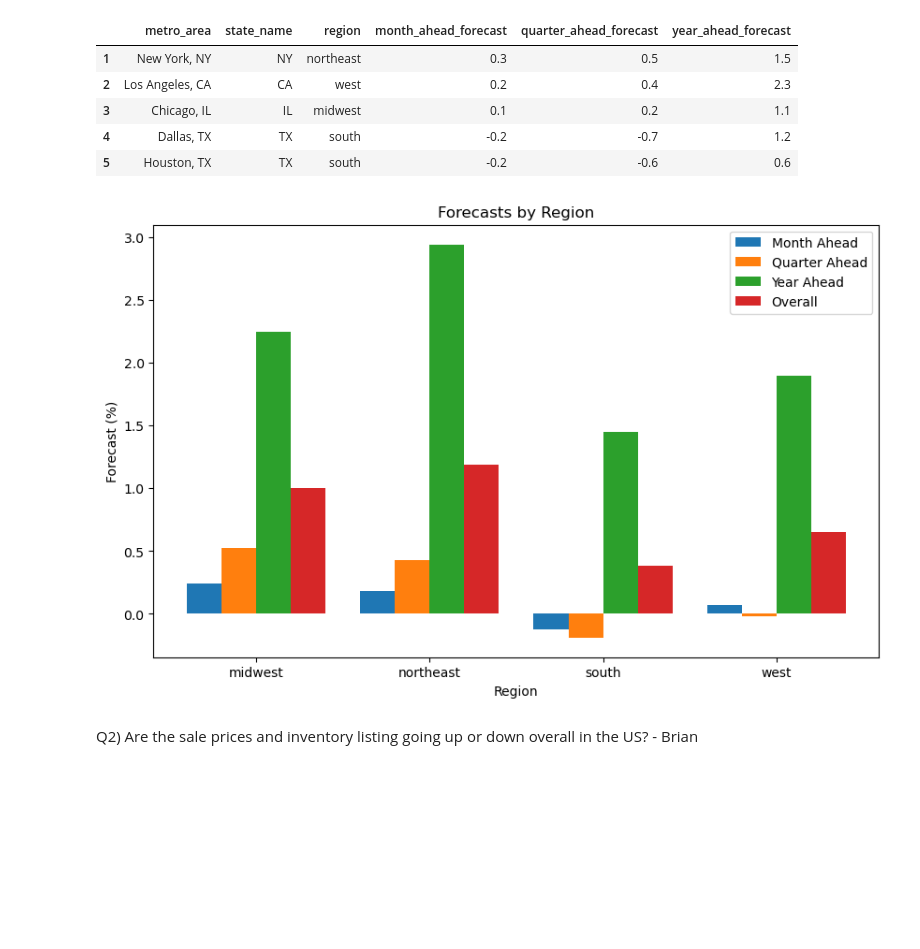
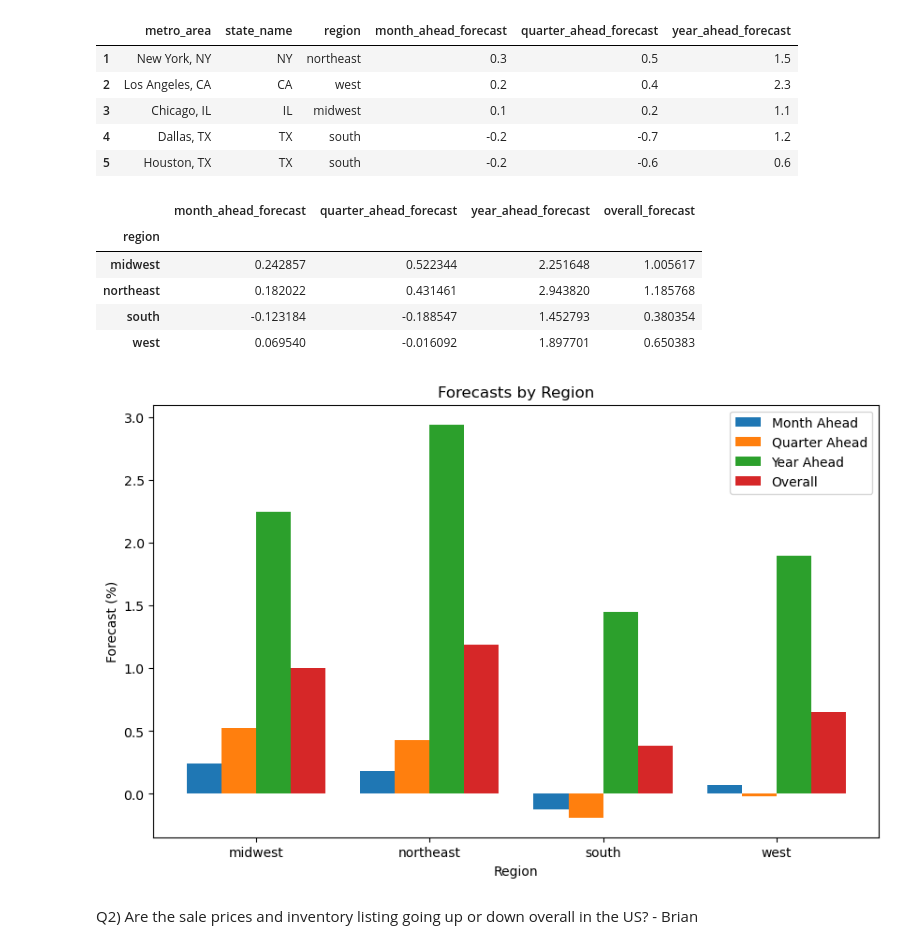
Before and after one commit to LaureaYue/Final-Project-Group-4-SEIS631, a Jupyter notebook: finalproject.ipynb, the cells around one changed output. Cells and saved outputs as stored; diff of their text form; code cells hidden in the pictures; blank space fills up the shorter version.

Commit message:
Displaying the grouped_df

```diff
--- a/finalproject.ipynb
+++ b/finalproject.ipynb
@@ -199,33 +199,40 @@ df.head(5)
 # Calculate overall forecast
 df['overall_forecast'] = df[['month_ahead_forecast', 'quarter_ahead_forecast', 'year_ahead_forecast']].mean(axis=1)
 
 # Group by region and calculate mean forecasts
 grouped_df = df.groupby('region').mean(numeric_only=True)
+display(grouped_df)
 
 # Plotting
 fig, ax = plt.subplots(figsize=(10, 6))
 
 # Define bar width and positions
 bar_width = 0.2
 index = np.arange(len(grouped_df))
 
 # Plot each forecast type
 ax.bar(index, grouped_df['month_ahead_forecast'], bar_width, label='Month Ahead')
 ax.bar(index + bar_width, grouped_df['quarter_ahead_forecast'], bar_width, label='Quarter Ahead')
 ax.bar(index + bar_width * 2, grouped_df['year_ahead_forecast'], bar_width, label='Year Ahead')
 ax.bar(index + bar_width * 3, grouped_df['overall_forecast'], bar_width, label='Overall')
 
 # Set labels and title
 ax.set_xlabel('Region')
 ax.set_ylabel('Forecast (%)')
 ax.set_title('Forecasts by Region')
 ax.set_xticks(index + bar_width * 1.5)
 ax.set_xticklabels(grouped_df.index)
 ax.legend()
 
 # Show plot
 plt.show()
 # %% [output]
+|  | month_ahead_forecast | quarter_ahead_forecast | year_ahead_forecast | overall_forecast |
+| region |  |  |  |  |
+| midwest | 0.242857 | 0.522344 | 2.251648 | 1.005617 |
+| northeast | 0.182022 | 0.431461 | 2.943820 | 1.185768 |
+| south | -0.123184 | -0.188547 | 1.452793 | 0.380354 |
+| west | 0.069540 | -0.016092 | 1.897701 | 0.650383 |
 [figure]
 # %% [markdown]
 Q2) Are the sale prices and inventory listing going up or down overall in the US? - Brian
```
